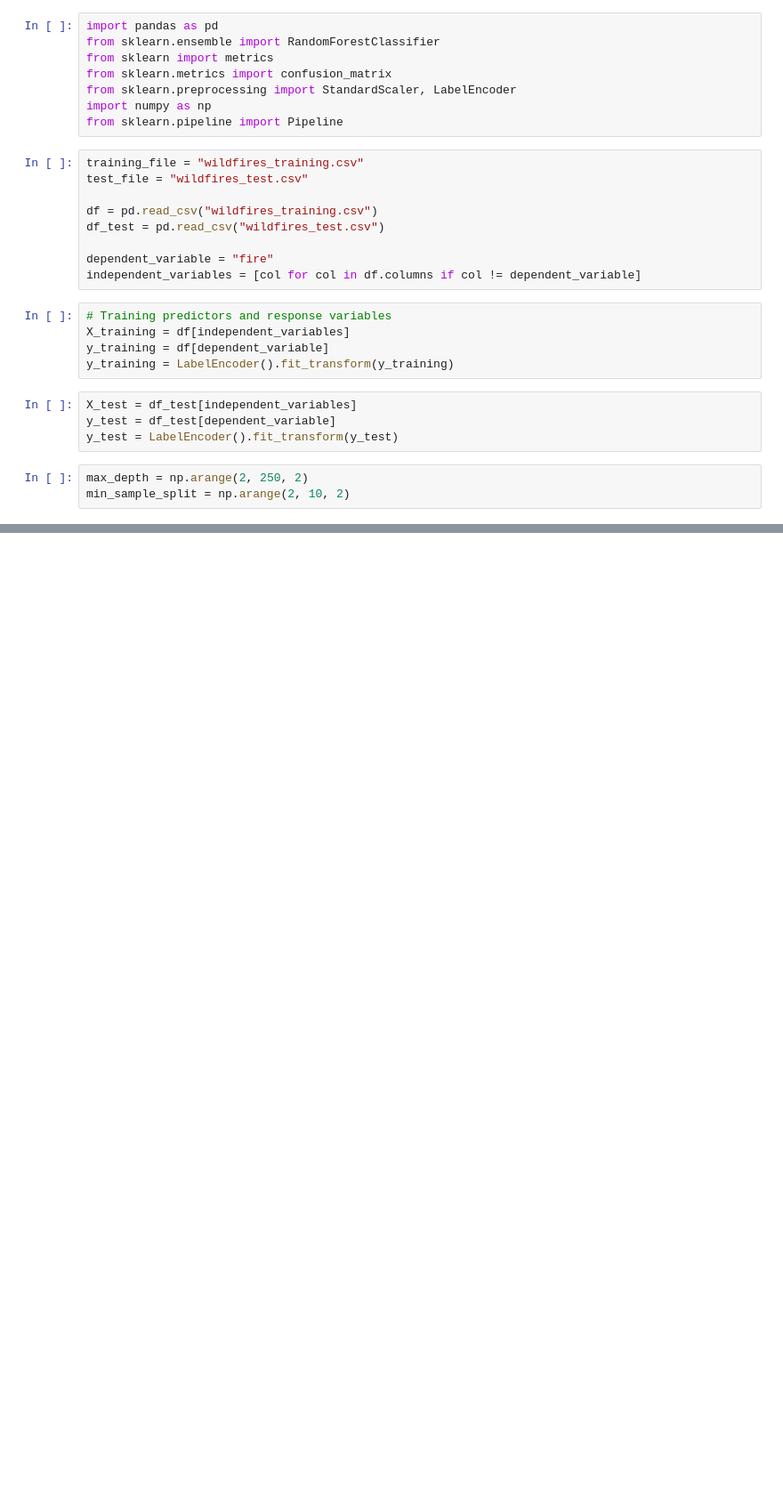
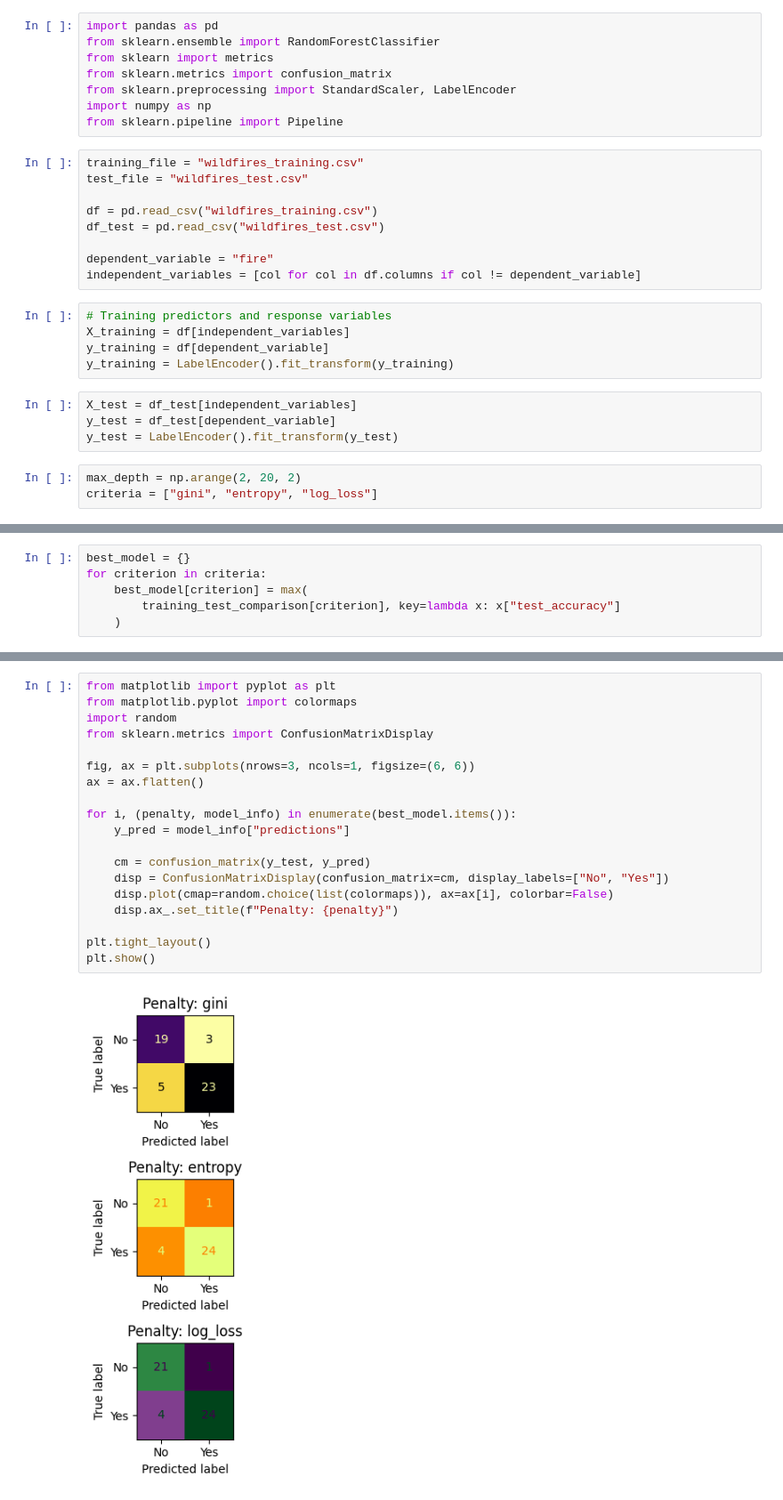
Before and after one commit to jakeogrady/machine_learning_assignments, a Jupyter notebook: random_forests.ipynb, the cells around one changed output, grey strips where cells are left out. Shown at 89% size. Cells and saved outputs as stored; diff of their text form; blank space fills up the shorter version.

```diff
--- a/random_forests.ipynb
+++ b/random_forests.ipynb
@@ -25,6 +25,6 @@ X_test = df_test[independent_variables]
 y_test = df_test[dependent_variable]
 y_test = LabelEncoder().fit_transform(y_test)
 # %%
-max_depth = np.arange(2, 250, 2)
-min_sample_split = np.arange(2, 10, 2)
+max_depth = np.arange(2, 20, 2)
+criteria = ["gini", "entropy", "log_loss"]
 # %%
@@ -72,0 +78,6 @@ Test Accuracy: max_depth248 - 0.82
+# %%
+best_model = {}
+for criterion in criteria:
+    best_model[criterion] = max(
+        training_test_comparison[criterion], key=lambda x: x["test_accuracy"]
+    )
@@ -72,0 +109,21 @@ Test Accuracy: max_depth248 - 0.82
+# %%
+from matplotlib import pyplot as plt
+from matplotlib.pyplot import colormaps
+import random
+from sklearn.metrics import ConfusionMatrixDisplay
+
+fig, ax = plt.subplots(nrows=3, ncols=1, figsize=(6, 6))
+ax = ax.flatten()
+
+for i, (penalty, model_info) in enumerate(best_model.items()):
+    y_pred = model_info["predictions"]
+
+    cm = confusion_matrix(y_test, y_pred)
+    disp = ConfusionMatrixDisplay(confusion_matrix=cm, display_labels=["No", "Yes"])
+    disp.plot(cmap=random.choice(list(colormaps)), ax=ax[i], colorbar=False)
+    disp.ax_.set_title(f"Penalty: {penalty}")
+
+plt.tight_layout()
+plt.show()
+# %% [output]
+[figure, added]
```
Also changed, not shown: parts of 17 cells of this notebook, 1 other file.
